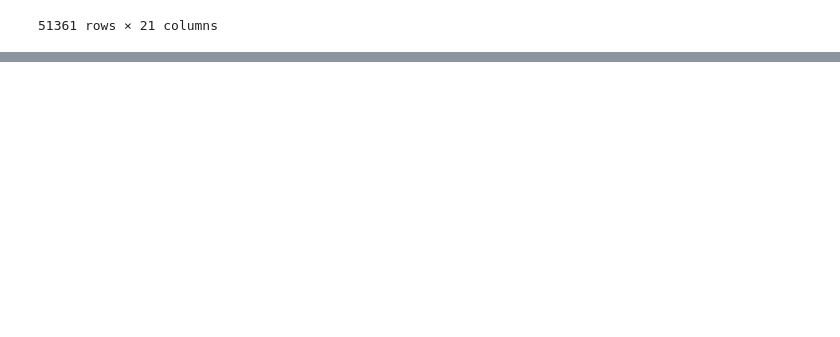
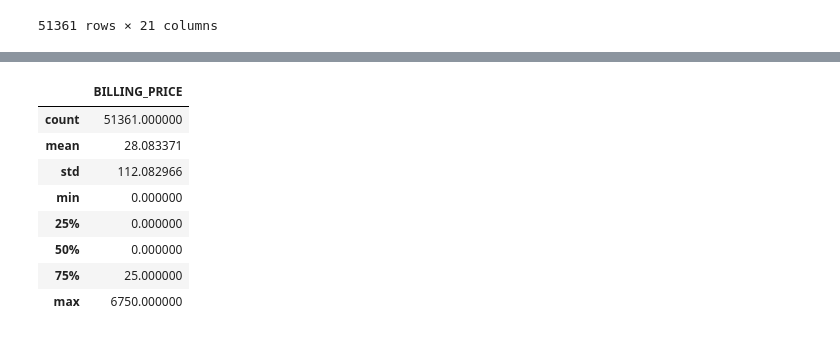
Before and after one commit to CorletteN/data-analysis, a Jupyter notebook: CORLETTE_IP3.ipynb, the cells around one changed output, grey strips where cells are left out. Cells and saved outputs as stored; diff of their text form; code cells hidden in the pictures; blank space fills up the shorter version.

```diff
--- a/CORLETTE_IP3.ipynb
+++ b/CORLETTE_IP3.ipynb
@@ -109,0 +224,14 @@ df_n
+# %%
+#Describe the quick stats (count, mean, std, min, first quartile,median, third quartile, max) on THE PRICE columns
+
+df_n[['BILLING_PRICE']].describe()
+# %% [output]
+|  | BILLING_PRICE |
+| count | 51361.000000 |
+| mean | 28.083371 |
+| std | 112.082966 |
+| min | 0.000000 |
+| 25% | 0.000000 |
+| 50% | 0.000000 |
+| 75% | 25.000000 |
+| max | 6750.000000 |
```
Also changed, not shown: parts of 9 cells of this notebook.
